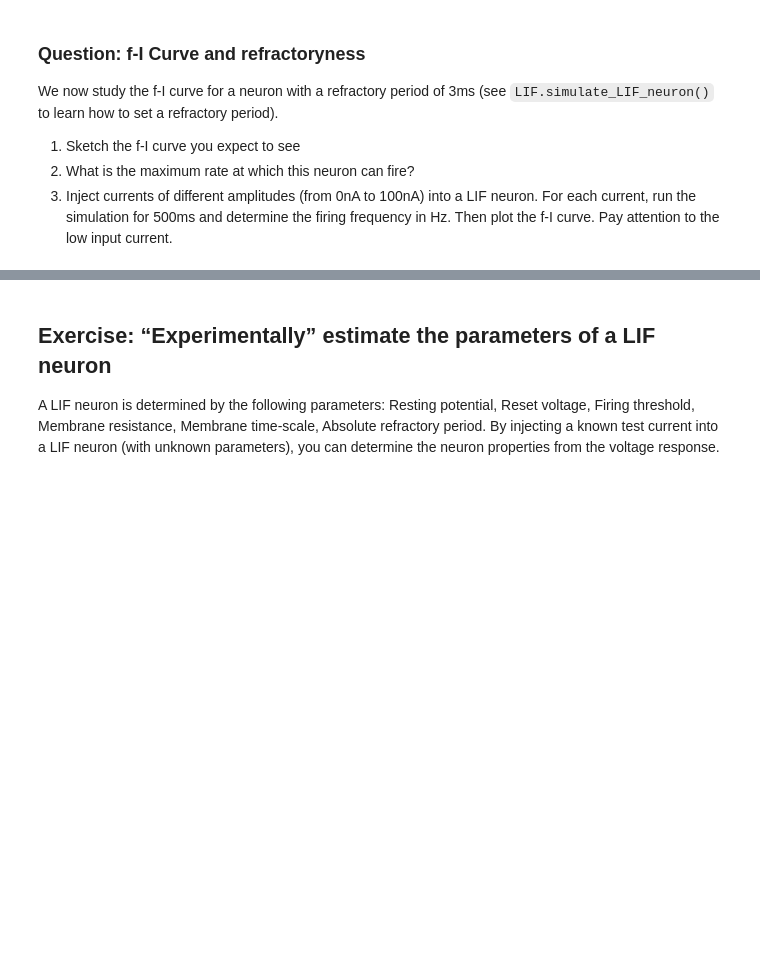
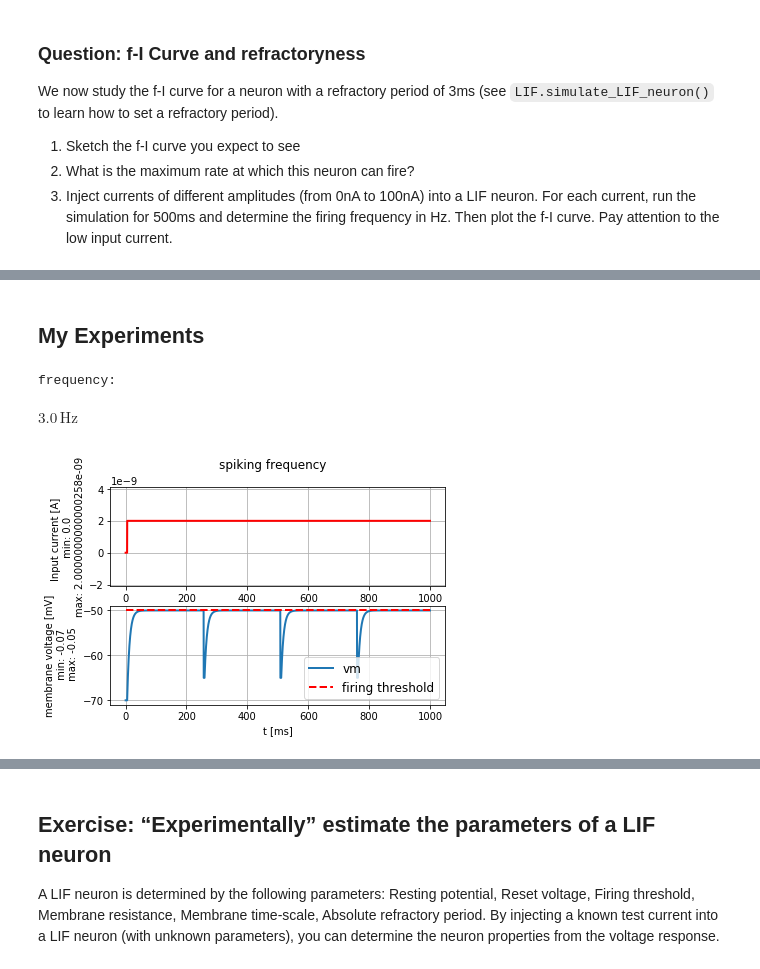
Before and after one commit to lytex/neuronaldynamics, a Jupyter notebook: exercises/leaky-integrate-and-fire.ipynb, the cells around one changed output, grey strips where cells are left out. Saved outputs shown, nothing was run; the diff lists cells and outputs as text; code cells hidden in the pictures; blank space fills up the shorter version.

Commit message:
exercices until experimentally estimate...

```diff
--- a/exercises/leaky-integrate-and-fire.ipynb
+++ b/exercises/leaky-integrate-and-fire.ipynb
@@ -95,0 +159,23 @@ We now study the f-I curve for a neuron with a refractory period of 3ms (see `LI
+# %% [markdown]
+## My Experiments
+# %%
+t_end = 1000
+
+step_current = input_factory.get_step_current(
+    t_start=5, t_end=t_end, unit_time=b2.ms,
+    amplitude=0.9999962733468405*I_min) # Exact value of I_min (?)
+
+# run the LIF model.
+# Note: As we do not specify any model parameters, the simulation runs with the default values
+(state_monitor,spike_monitor) = LIF.simulate_LIF_neuron(input_current=step_current, simulation_time = t_end * b2.ms,
+                                abs_refractory_period=3*b2.ms)
+
+# plot I and vm
+plot_tools.plot_voltage_and_current_traces(
+state_monitor, step_current, title="spiking frequency", firing_threshold=LIF.FIRING_THRESHOLD)
+print("frequency:")
+spike_monitor.count[0]/(t_end * b2.ms)
+# %% [output]
+frequency:
+$3.0\,\mathrm{Hz}$
+[figure, added]
```
Also changed, not shown: parts of 9 cells of this notebook.
